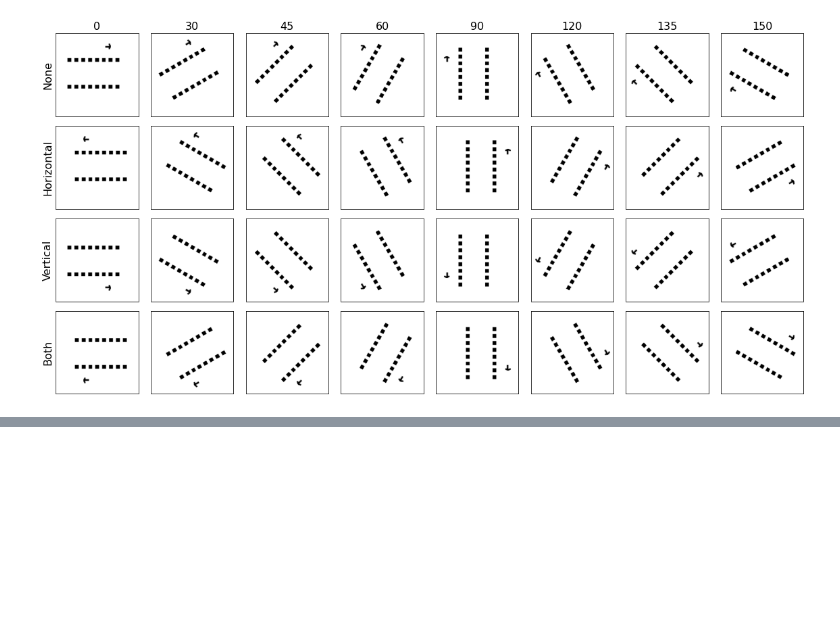
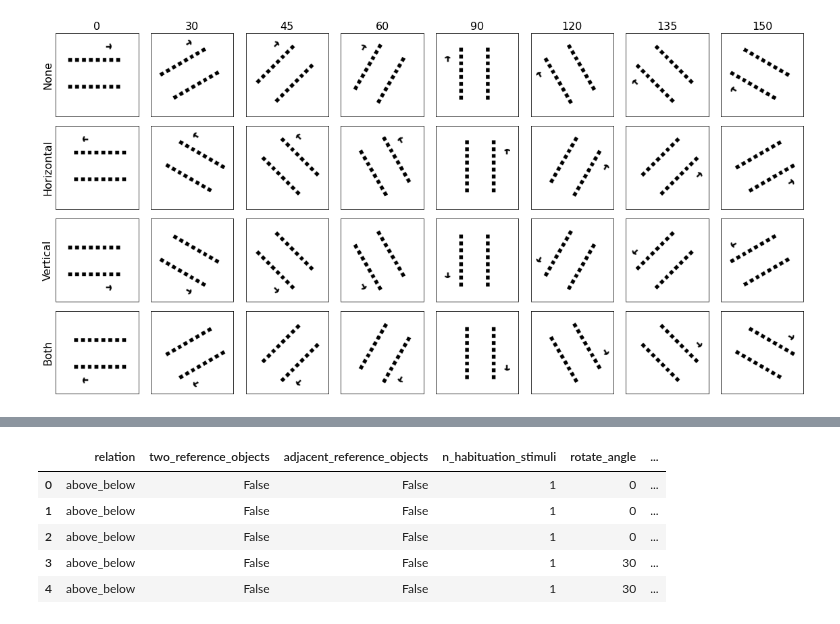
Before and after one commit to guydav/simple-relational-reasoning, a Jupyter notebook: notebooks/QuinnStimuliDemo.ipynb, the cells around one changed output, grey strips where cells are left out. Saved outputs shown, nothing was run; the diff lists cells and outputs as text; code cells hidden in the pictures; blank space fills up the shorter version.

```diff
--- a/notebooks/QuinnStimuliDemo.ipynb
+++ b/notebooks/QuinnStimuliDemo.ipynb
@@ -464,0 +526,25 @@ Ignoring kwargs: {'rng': Generator(PCG64) at 0x...}
+# %%
+COLUMNS = [
+    'relation', 'two_reference_objects',
+    'adjacent_reference_objects', 'n_habituation_stimuli',
+    'rotate_angle', 'stimulus_generator', 'stimulus_centroids'
+]
+data_df = pd.DataFrame(data_rows, columns=COLUMNS)
+
+row_centroids, col_centroids = [], []
+for centroids in data_df.stimulus_centroids:
+    r, c = zip(*centroids)
+    row_centroids.append(r)
+    col_centroids.append(c)
+
+data_df = data_df.assign(row_centroids=row_centroids, col_centroids=col_centroids)
+data_df.to_csv('centroid_sizes.csv', index=False)
+# %%
+data_df.head()
+# %% [output]
+|  | relation | two_reference_objects | adjacent_reference_objects | n_habituation_stimuli | rotate_angle | ... |
+| 0 | above_below | False | False | 1 | 0 | ... |
+| 1 | above_below | False | False | 1 | 0 | ... |
+| 2 | above_below | False | False | 1 | 0 | ... |
+| 3 | above_below | False | False | 1 | 30 | ... |
+| 4 | above_below | False | False | 1 | 30 | ... |
```
Also changed, not shown: parts of 8 cells of this notebook, 18 other files.
